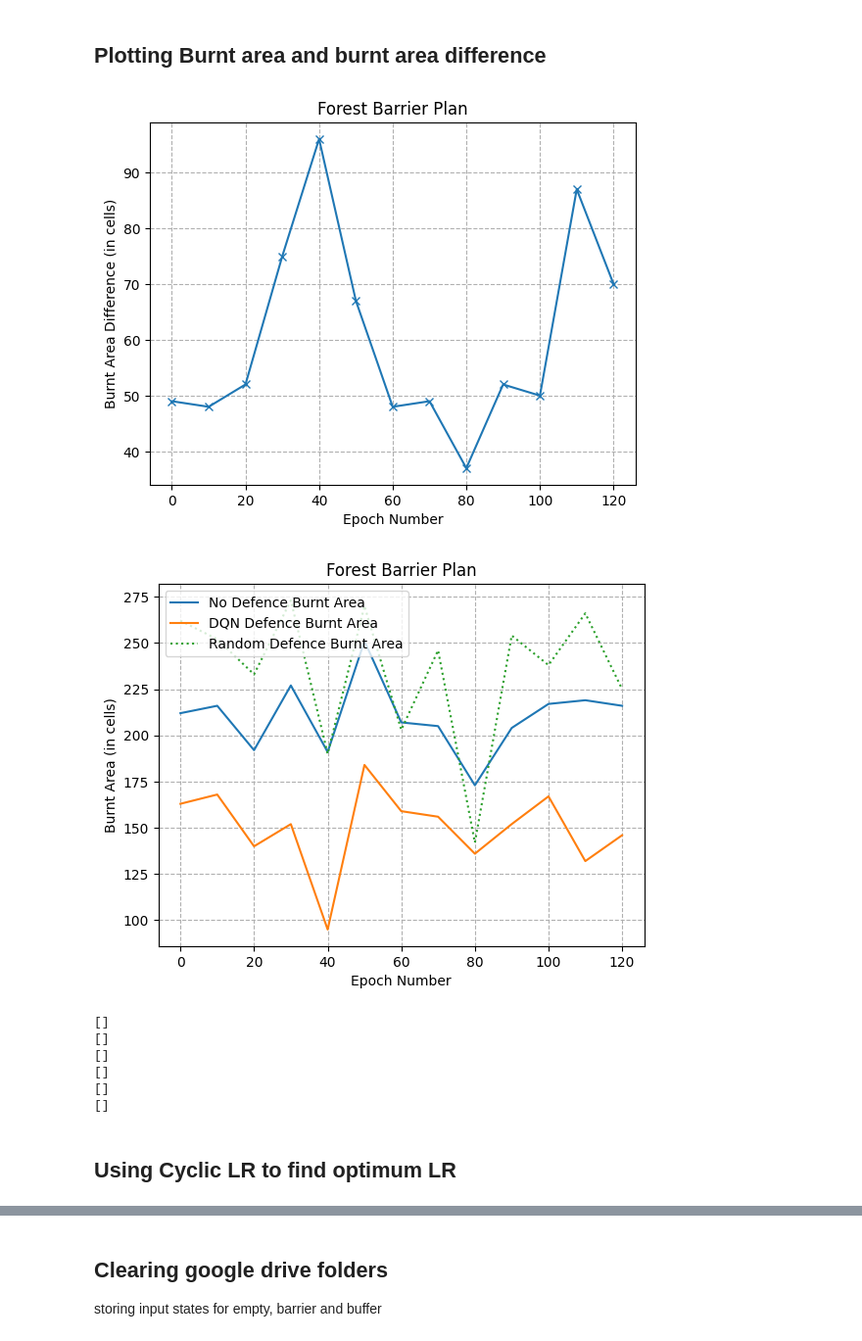
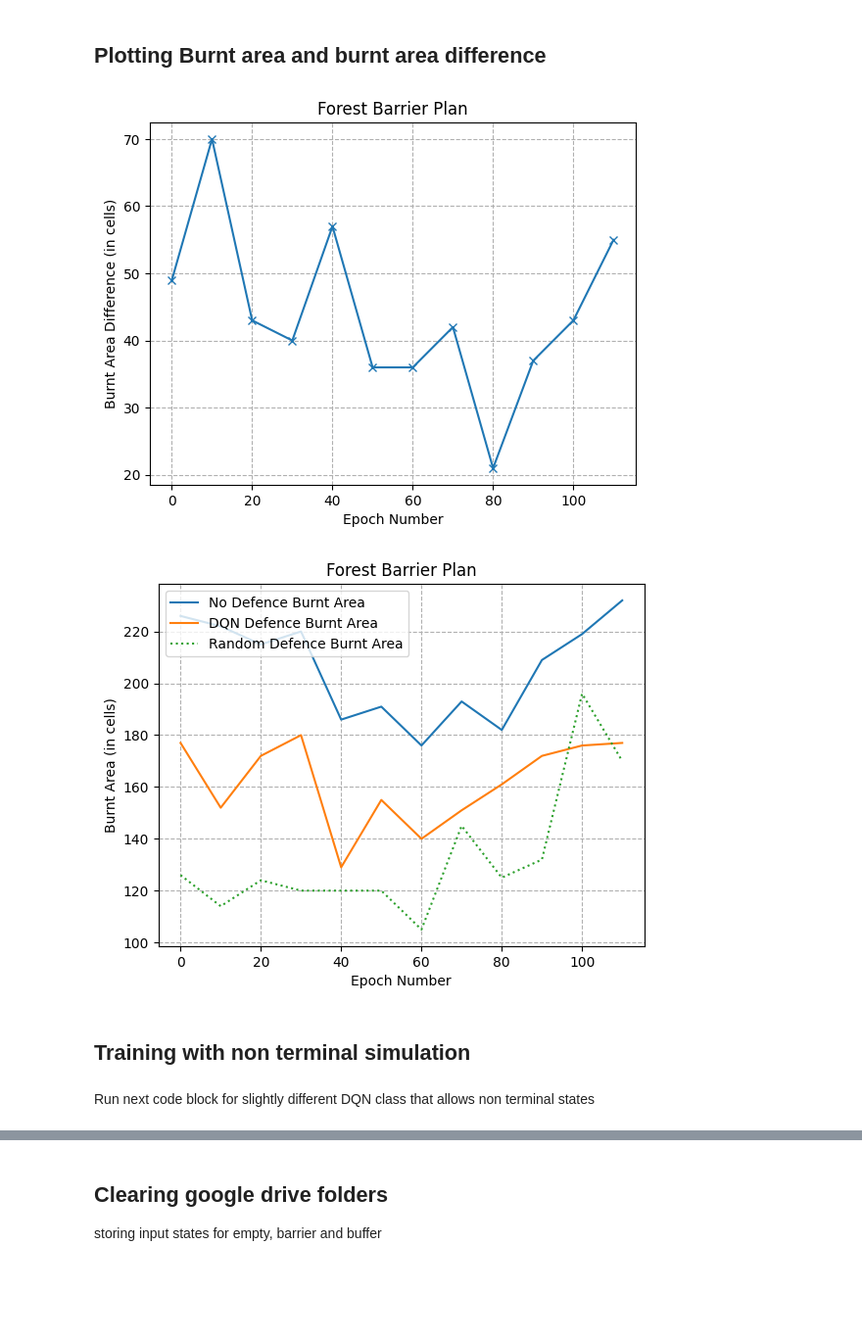
Before and after one commit to alexncoleman/Wildfire-reinforcement-learning, a Jupyter notebook: Wildfire_DQN.ipynb, the cells around one changed output, grey strips where cells are left out. Shown at 98% size. Saved outputs shown, nothing was run; the diff lists cells and outputs as text; code cells hidden in the pictures; blank space fills up the shorter version.

```diff
--- a/Wildfire_DQN.ipynb
+++ b/Wildfire_DQN.ipynb
@@ -567,8 +567,8 @@ temp_firebreak = np.zeros(np.shape(forest))
 per_firebreak, cells = fire_break(forest, 75, 74, True)
 
 #simulating the wildfire
-current_forest, alt, wind = simulation(1, 3, 3, True)
-forest_history2, alt, wind, burnt_area, stage2 = simulation(2, 3, 3, True, current_forest, 12, per_firebreak, temp_firebreak, 30, 0)
+#current_forest, alt, wind = simulation(1, 3, 3, True)
+#forest_history2, alt, wind, burnt_area, stage2 = simulation(2, 3, 3, True, current_forest, 12, per_firebreak, temp_firebreak, 30, 0)
 #per_firebreak, cells = fire_break(forest, 80, 80, True)
 #forest_history2, alt, wind, burnt_area, stage2 = simulation(2, 8, 8, True, forest_history2, 16, per_firebreak, temp_firebreak, 30, 0)
 #per_firebreak = fire_break(forest, 75, 75)
@@ -1508,0 +1493,16 @@ def check_burning(barrier_state):
+# %%
+#Defining constants over training
+bar_length = 20
+num_epochs = 200
+num_simulations = 1
+Network = DQN(2, [10,10], summary = True) #action space of 2, input image shape of (10,10,1) for each neighbour cell
+for i in range(2):
+  Network.memory_buffer = []
+  Network.pretrain(4, 20)
+  num_pretrain = 16 #number of times to allow the DQN to learn on human images before it begins to make predictions
+  for x in range(num_pretrain): #training on human input
+    Network.train()
+
+
+print("Saving weights")
+Network.model.save_weights('drive/MyDrive/ML/Pretrain_weights.h5', overwrite = True)
@@ -1741,59 +1756,29 @@ DQN placement placed at timestep 4
 # %%
 ##Num Epoch: 500, batch size: 64, learning rate: 0.001, exploration decay: 0.01
 #avg_burntcell_diff5 = avg_burntcell_diff
 import matplotlib.pyplot as plt
 import numpy as np
 
-x_axis = [0,10,20,30,40,50,60,70,80,90,100,110,120]
+x_axis = [0,10,20,30,40,50,60,70,80,90,100,110]
 plt.plot(x_axis, burnt_diff, marker = 'x')
 plt.ylabel("Burnt Area Difference (in cells)")
 plt.xlabel("Epoch Number")
 plt.title("Forest Barrier Plan")
 plt.grid(linestyle = 'dashed')
 plt.show()
 plt.close()
 
-x_axis = [0,10,20,30,40,50,60,70,80,90,100,110,120]
+x_axis = [0,10,20,30,40,50,60,70,80,90,100,110]
 plt.plot(x_axis, emp_burnt_area, linestyle = '-', label = "No Defence Burnt Area")
 plt.plot(x_axis, bar_burnt_area, label = "DQN Defence Burnt Area")
 plt.plot(x_axis, rand_burnt_area, linestyle = 'dotted', label = "Random Defence Burnt Area")
 plt.ylabel("Burnt Area (in cells)")
 plt.xlabel("Epoch Number")
 plt.title("Forest Barrier Plan")
 plt.grid(linestyle = 'dashed')
 plt.legend(loc = 'upper left')
 plt.show()
 plt.close()
-
-#to clear Bar Forests and Emp forests folders
-import os
-import cv2
-import glob
-import numpy as np
-os.chdir("/content")
-os.chdir("/content/drive/MyDrive/ML/Bar Forests")
-print(os.listdir())
-for f in os.listdir():
-  os.remove(f)
-print(os.listdir())
-os.chdir("/content/drive/MyDrive/ML/Emp Forests")
-print(os.listdir())
-for f in os.listdir():
-  os.remove(f)
-print(os.listdir())
-os.chdir("/content/drive/MyDrive/ML/Buffer Forests")
-print(os.listdir())
-for f in os.listdir():
-  os.remove(f)
-print(os.listdir())
 # %% [output]
-[figure, old version]
+[figure, new version]
-[figure, old version]
+[figure, new version]
-[]
-[]
-[]
-[]
-[]
-[]
-# %% [markdown]
-## Using Cyclic LR to find optimum LR
@@ -1827,0 +1785,4 @@ plt.close()
+# %% [markdown]
+## Training with non terminal simulation
+# %% [markdown]
+Run next code block for slightly different DQN class that allows non terminal states
```
Also changed, not shown: parts of 15 cells of this notebook.
